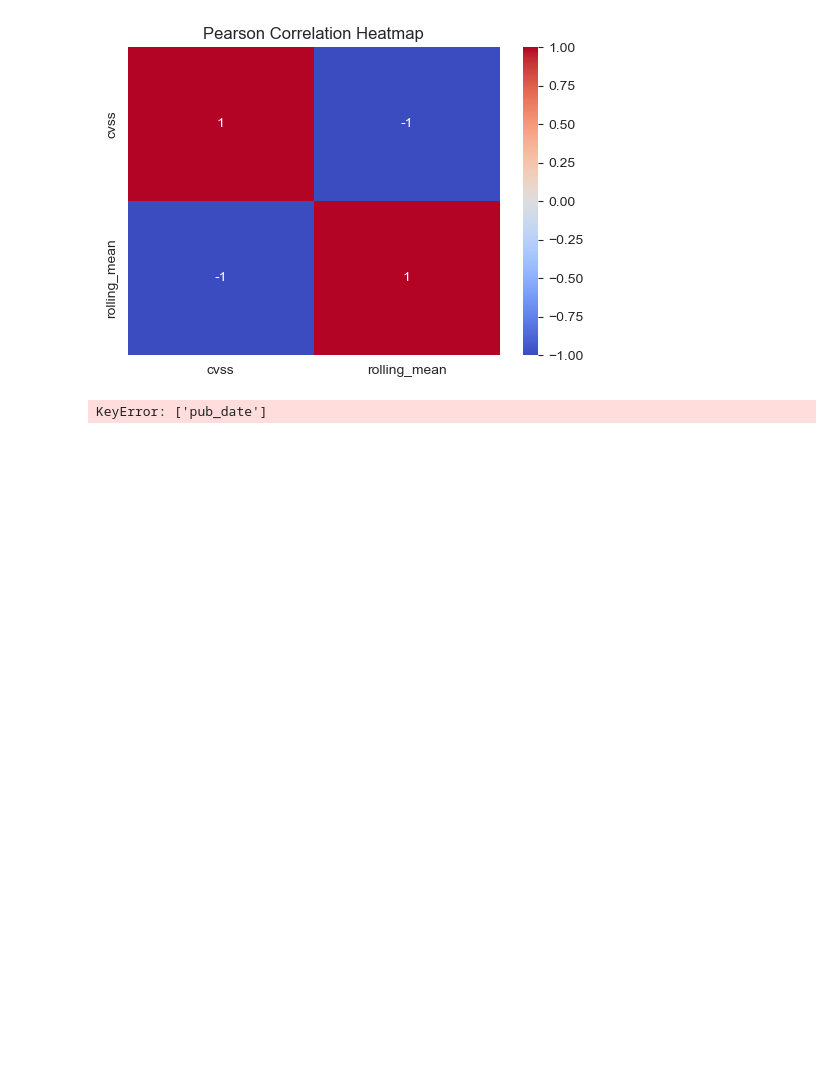
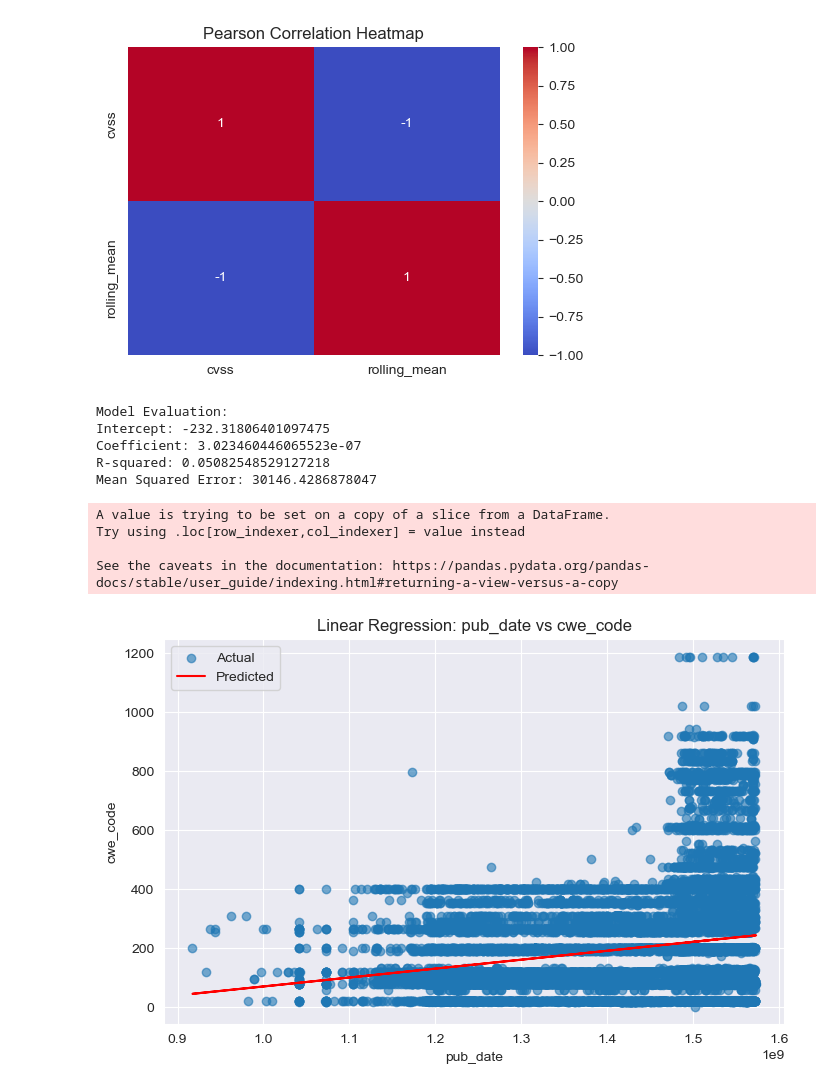
Before and after one commit to 01Qin/DataAnalytics, a Jupyter notebook: mini_project/Common Vulnerability.ipynb, the cells around one changed output. Saved outputs shown, nothing was run; the diff lists cells and outputs as text; code cells hidden in the pictures; blank space fills up the shorter version.

```diff
--- a/mini_project/Common Vulnerability.ipynb
+++ b/mini_project/Common Vulnerability.ipynb
@@ -296,3 +285,43 @@ print(f"Most Common cwe_code: {mode_cwe_code[0]}, Count: {df['cwe_code'].value_c
 # %% [output]
 Median cwe_code: 119.0
 Most Common cwe_code: 119, Count: 12344
+# %%
+# Plot the top 10 codes by pub_date in the most recent year
+
+plt.figure(figsize=(12, 6))  # Set the figure size for better readability
+
+# Extract the year
+df['year'] = df['pub_date'].dt.year
+
+# Get the most recent year
+most_recent_year = df['year'].max()
+
+# Get the top 10 most frequent 'cwe_code' values in the most recent year
+top10_cwe_codes = recent_df['cwe_code'].value_counts().nlargest(10).index
+
+# Filter the DataFrame for only the top 10 cwe_codes
+top10_df = recent_df[recent_df['cwe_code'].isin(top10_cwe_codes)]
+
+# For each of the top 10 cwe_codes, get the first pub_date
+plot_data = top10_df.groupby('cwe_code')['pub_date'].first().reset_index()
+
+# Line plot of codes vs. pub_date
+plt.plot(
+    plot_data['cwe_code'],
+    plot_data['pub_date'],
+    marker='o', linestyle='-', color='b'
+)
+
+# Rotate x-axis labels for better readability
+plt.xticks(rotation=45, ha='right')
+
+# Add titles and axis labels
+plt.title(f"Top 10 cwe_codes by frequency in {most_recent_year}")
+plt.ylabel("pub_date")
+plt.xlabel("cwe_code")
+
+# Adjust layout to prevent label overlap
+plt.tight_layout()
+
+# Display the plot
+plt.show()
@@ -570,8 +602,11 @@ rolling_mean  -1.0           1.0
 # %%
 # Linear Regression with Scikit-Learn
 
+# Convert 'pub_date' column to datetime format
+# df['pub_date'] = pd.to_datetime(df['pub_date'])  # Convert to datetime format
+# df.set_index('pub_date', inplace=True) # Display the converted dates
 # Goal: Predict cwe_code based pub_date
-df_clean = df.dropna(subset=['pub_date', 'cwe_code'])
+# df_clean = df.dropna(subset=['pub_date', 'cwe_code'])
 
 # Convert datetime to numeric for regression
 df_clean['pub_date_numeric'] = df_clean.index.astype(np.int64) // 10**9  # Convert to Unix timestamp (seconds)
@@ -589,31 +624,40 @@ X_train, X_test, y_train, y_test = train_test_split(
 model = LinearRegression()
 model.fit(X_train, y_train)
 
 # Predict values for the test set
 y_pred = model.predict(X_test)
 
 # Evaluate model performance
 print("\nModel Evaluation:")
 print("Intercept:", model.intercept_)  # The constant term (β₀)
 print("Coefficient:", model.coef_[0])  # The slope (β₁) for rolling_mean
 print("R-squared:", r2_score(y_test, y_pred))  # Proportion of variance explained
 print("Mean Squared Error:", mean_squared_error(y_test, y_pred))  # Average squared error
 
 plt.figure(figsize=(8, 5))  # Set the figure size
 
 # Scatter plot of actual test data
 plt.scatter(X_test, y_test, label='Actual', alpha=0.6)
 
 # Plot regression line (predicted values)
 plt.plot(X_test, y_pred, color='red', label='Predicted')
 
 # Add labels and title
 plt.xlabel("pub_date")
 plt.ylabel("cwe_code")
 plt.title("Linear Regression: pub_date vs cwe_code")
 
 # Add legend and show the plot
 plt.legend()
 plt.show()
 # %% [output]
-KeyError: ['pub_date']
+Model Evaluation:
+Intercept: -232.31806401097475
+Coefficient: 3.023460446065523e-07
+R-squared: 0.05082548529127218
+Mean Squared Error: 30146.4286878047
+A value is trying to be set on a copy of a slice from a DataFrame.
+Try using .loc[row_indexer,col_indexer] = value instead
+
+See the caveats in the documentation: https://pandas.pydata.org/pandas-docs/stable/user_guide/indexing.html#returning-a-view-versus-a-copy
+[figure, added]
```
Also changed, not shown: parts of 5 cells of this notebook, 2 other files.
